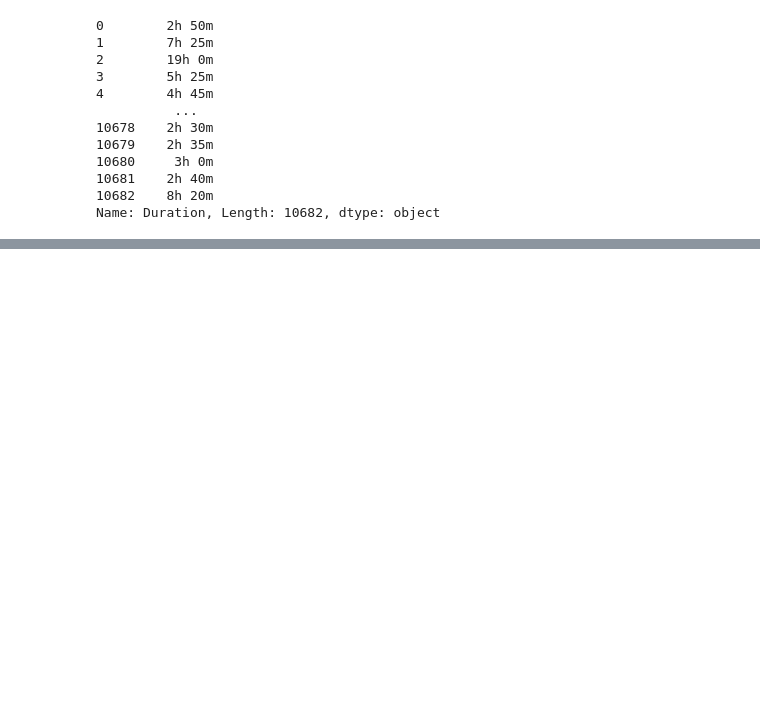
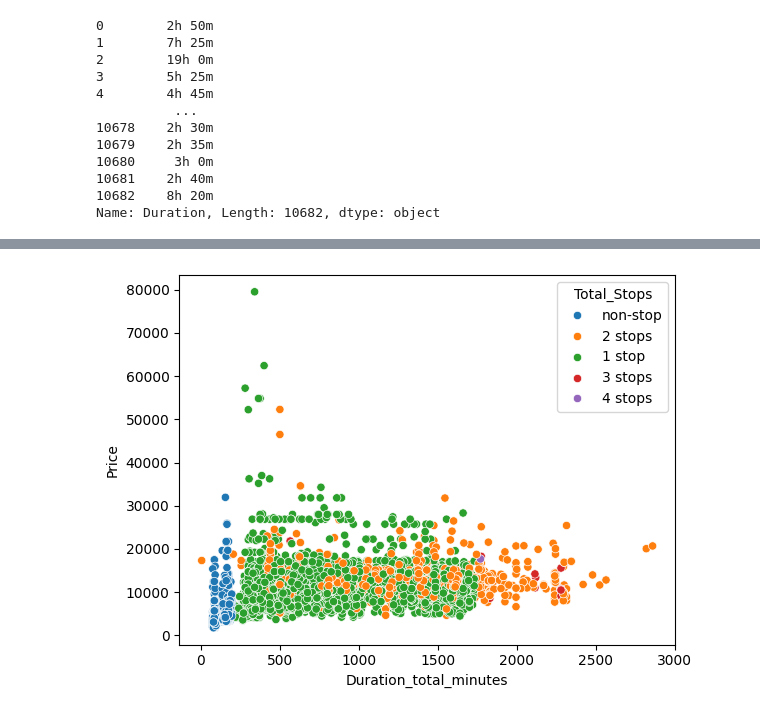
Before and after one commit to VelvetDragon/Flight-Ticket-Price-Prediction-Using-ML, a Jupyter notebook: Airline Tickets Price Prediction.ipynb, the cells around one changed output, grey strips where cells are left out. Saved outputs shown, nothing was run; the diff lists cells and outputs as text; code cells hidden in the pictures; blank space fills up the shorter version.

```diff
--- a/Airline Tickets Price Prediction.ipynb
+++ b/Airline Tickets Price Prediction.ipynb
@@ -297,0 +314,5 @@ Name: Duration, Length: 10682, dtype: int64
+# %%
+sns.scatterplot(x="Duration_total_minutes", y="Price", hue = "Total_Stops", data=data)
+plt.show()
+# %% [output]
+[figure, added]
```
Also changed, not shown: parts of 51 cells of this notebook.
